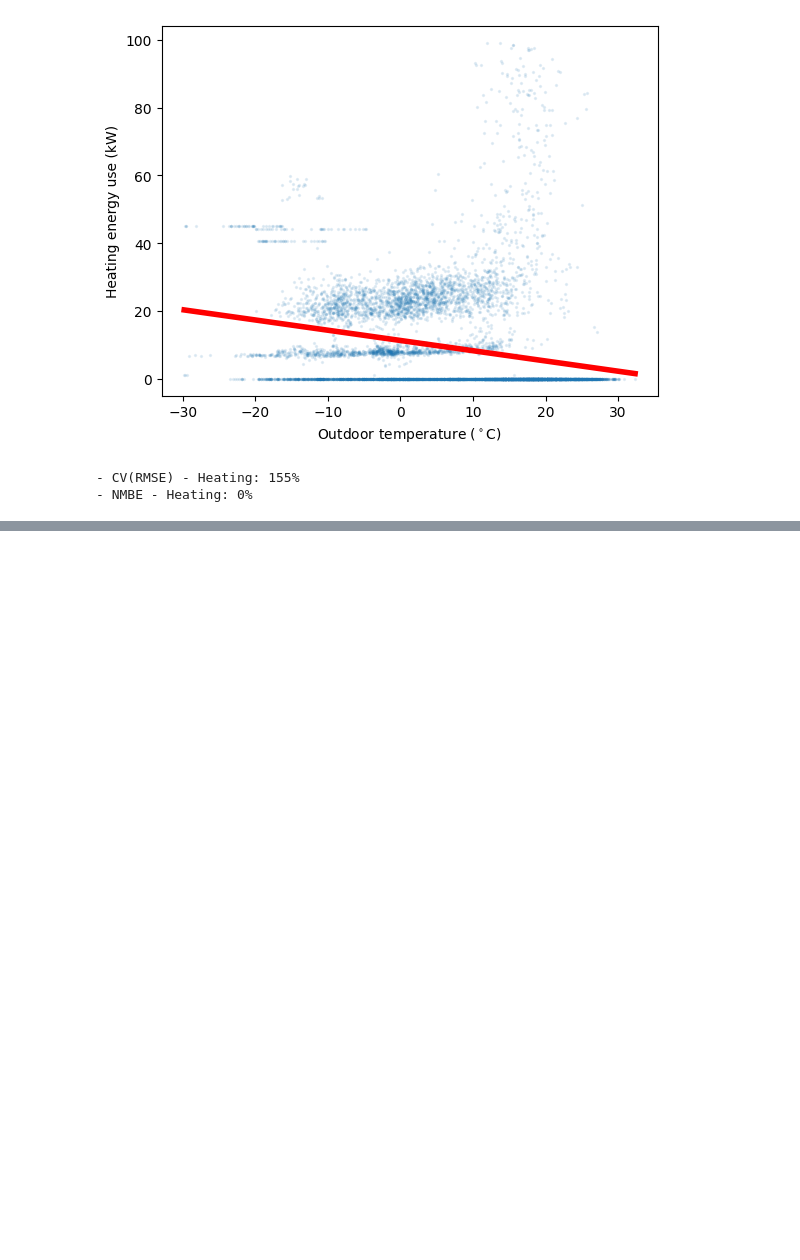
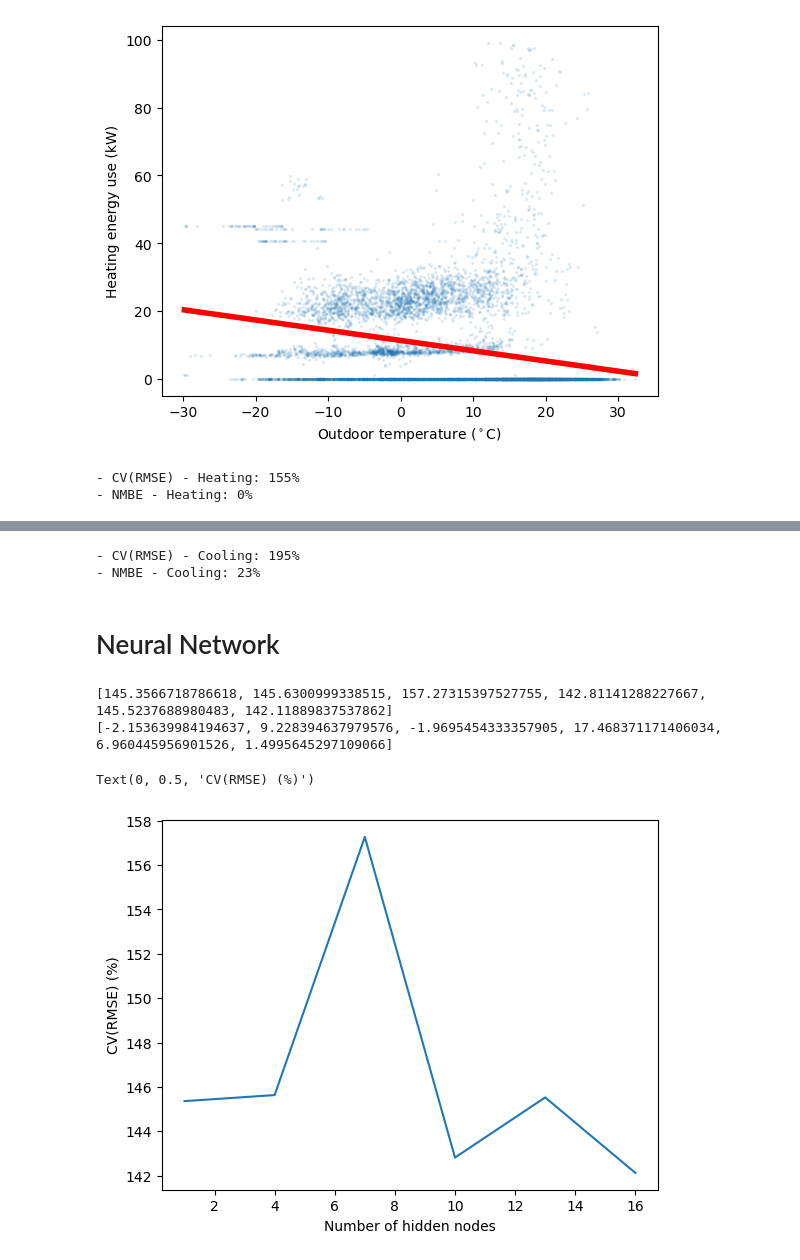
Before and after one commit to theboyisnoone1/BLDG5301F-Final-Project, a Jupyter notebook: Final_Project.ipynb, the cells around one changed output, grey strips where cells are left out. Drawn from its saved outputs; the diff is of its cells as text; code cells hidden in the pictures; blank space fills up the shorter version.

```diff
--- a/Final_Project.ipynb
+++ b/Final_Project.ipynb
@@ -235,0 +279,72 @@ print(f"- NMBE - Heating: {round(nmbe_heating)}%")
+# %%
+# Align the datasets on timestamps
+aligned_data = pd.merge(
+    energy[["Timestamp", "Cooling"]],  # Select relevant columns
+    weather[["Timestamp", "T2M"]],
+    on="Timestamp",
+    how="inner",  # Keep only matching timestamps
+)
+
+# Ensure no missing values
+aligned_data.dropna(subset=["T2M", "Cooling"], inplace=True)
+
+# Extract aligned arrays
+t2m = aligned_data["T2M"]
+cooling = aligned_data["Cooling"]
+
+# Calculate residuals using the change point model
+residuals_cooling = cpm_three_prmtr(t2m, params[0], params[1], params[2]) - cooling
+
+# Calculate RMSE and CV(RMSE)
+rmse_cooling = np.sqrt(np.mean(residuals_cooling**2))
+cv_rmse_cooling = rmse_cooling / np.mean(cooling) * 100
+print(f"- CV(RMSE) - Cooling: {round(cv_rmse_cooling)}%")
+
+# Calculate NMBE
+nmbe_cooling = np.mean(residuals_cooling) / np.mean(cooling) * 100
+print(f"- NMBE - Cooling: {round(nmbe_cooling)}%")
+# %% [output]
+- CV(RMSE) - Cooling: 195%
+- NMBE - Cooling: 23%
+# %% [markdown]
+# Neural Network
+# %%
+cv_rmse = []
+nmbe = []
+for i in range (1,19,3):
+    params = { 'hidden_layer_sizes' : [i,i],
+        'activation' : 'relu', 'solver' : 'adam',
+        'alpha' : 0.0, 'batch_size' : 10,
+        'random_state' : 0, 'tol' : 0.0001,
+        'nesterovs_momentum' : False,
+        'learning_rate' : 'constant',
+        'learning_rate_init' : 0.01,
+        'max_iter' : 1000, 'shuffle' : True,
+        'n_iter_no_change' : 50, 'verbose' : False }
+
+    net = MLPRegressor(**params)
+
+
+    X = pd.concat([weather['T2M'],weather['RH2M']],axis = 1)
+    y = energy['Heating']
+
+    X_train, X_test, y_train, y_test = train_test_split(X, y, test_size=0.3, random_state=0)
+
+    net.fit(X_train,y_train)
+
+    residuals = net.predict(X_test) -  y_test
+    rmse = np.sqrt(np.mean((residuals**2)))
+    cv_rmse.append(rmse/np.mean(y_test)*100)
+    nmbe.append(np.mean(residuals)/np.mean(y_test)*100)
+
+print(cv_rmse)
+print(nmbe)
+
+plt.plot(np.linspace(1,16,6),cv_rmse)
+plt.xlabel("Number of hidden nodes")
+plt.ylabel("CV(RMSE) (%)")
+# %% [output]
+[145.3566718786618, 145.6300999338515, 157.27315397527755, 142.81141288227667, 145.5237688980483, 142.11889837537862]
+[-2.153639984194637, 9.228394637979576, -1.9695454333357905, 17.468371171406034, 6.960445956901526, 1.4995645297109066]
+Text(0, 0.5, 'CV(RMSE) (%)')
+[figure, added]
```
Also changed, not shown: parts of 5 cells of this notebook.
